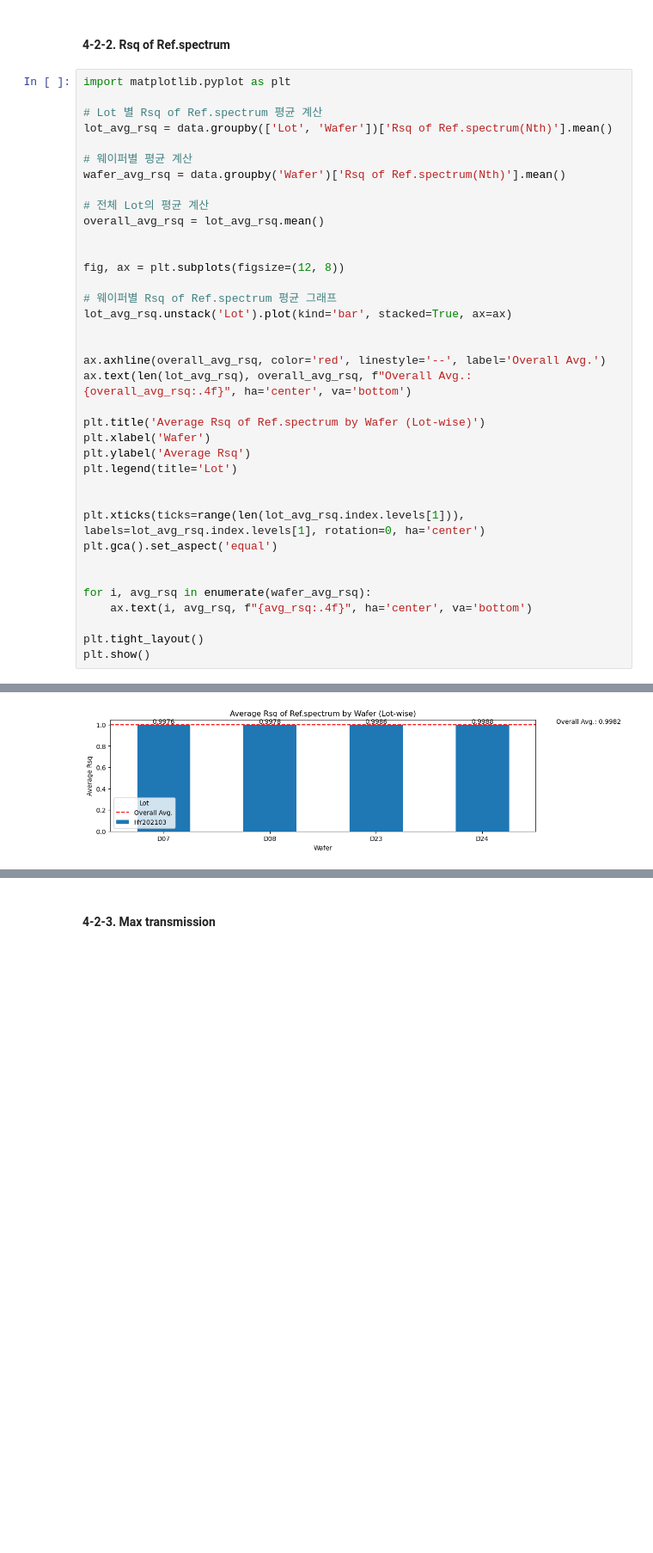
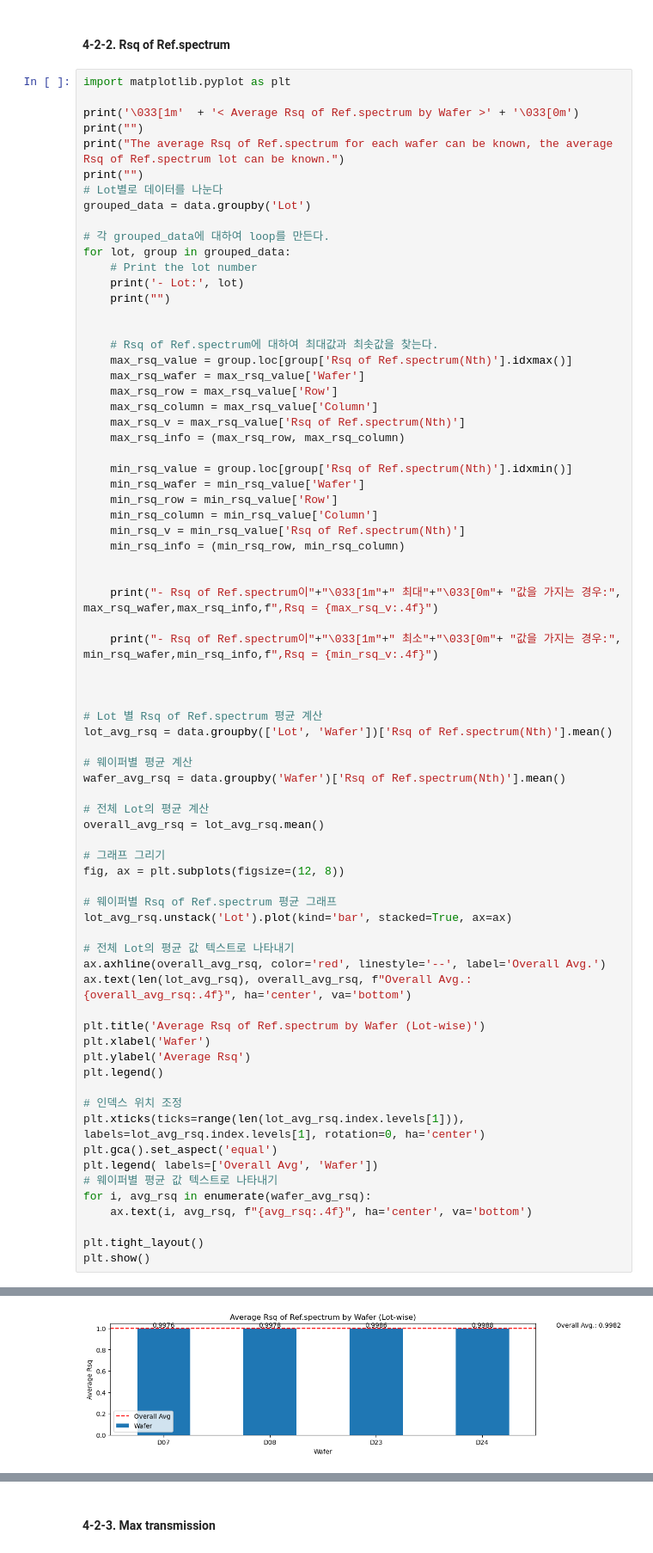
Before and after one commit to PE2teamC/PE2, a Jupyter notebook: doc/PE02_C[3.10.9].ipynb, the cells around one changed output, grey strips where cells are left out. Shown at 86% size. Cells and saved outputs as stored; diff of their text form; blank space fills up the shorter version.

```diff
--- a/doc/PE02_C[3.10.9].ipynb
+++ b/doc/PE02_C[3.10.9].ipynb
@@ -349,6 +372,42 @@ for lot, group in grouped_data:
 #### 4-2-2. Rsq of Ref.spectrum
 # %%
 import matplotlib.pyplot as plt
+
+print('\033[1m'  + '< Average Rsq of Ref.spectrum by Wafer >' + '\033[0m')
+print("")
+print("The average Rsq of Ref.spectrum for each wafer can be known, the average Rsq of Ref.spectrum lot can be known.")
+print("")
+# Lot별로 데이터를 나눈다
+grouped_data = data.groupby('Lot')
+
+# 각 grouped_data에 대하여 loop를 만든다.
+for lot, group in grouped_data:
+    # Print the lot number
+    print('- Lot:', lot)
+    print("")
+
+
+    # Rsq of Ref.spectrum에 대하여 최대값과 최솟값을 찾는다.
+    max_rsq_value = group.loc[group['Rsq of Ref.spectrum(Nth)'].idxmax()]
+    max_rsq_wafer = max_rsq_value['Wafer']
+    max_rsq_row = max_rsq_value['Row']
+    max_rsq_column = max_rsq_value['Column']
+    max_rsq_v = max_rsq_value['Rsq of Ref.spectrum(Nth)']
+    max_rsq_info = (max_rsq_row, max_rsq_column)
+
+    min_rsq_value = group.loc[group['Rsq of Ref.spectrum(Nth)'].idxmin()]
+    min_rsq_wafer = min_rsq_value['Wafer']
+    min_rsq_row = min_rsq_value['Row']
+    min_rsq_column = min_rsq_value['Column']
+    min_rsq_v = min_rsq_value['Rsq of Ref.spectrum(Nth)']
+    min_rsq_info = (min_rsq_row, min_rsq_column)
+
+
+    print("- Rsq of Ref.spectrum이"+"\033[1m"+" 최대"+"\033[0m"+ "값을 가지는 경우:", max_rsq_wafer,max_rsq_info,f",Rsq = {max_rsq_v:.4f}")
+
+    print("- Rsq of Ref.spectrum이"+"\033[1m"+" 최소"+"\033[0m"+ "값을 가지는 경우:", min_rsq_wafer,min_rsq_info,f",Rsq = {min_rsq_v:.4f}")
+
+
 
 # Lot 별 Rsq of Ref.spectrum 평균 계산
 lot_avg_rsq = data.groupby(['Lot', 'Wafer'])['Rsq of Ref.spectrum(Nth)'].mean()
@@ -359,26 +418,26 @@ wafer_avg_rsq = data.groupby('Wafer')['Rsq of Ref.spectrum(Nth)'].mean()
 # 전체 Lot의 평균 계산
 overall_avg_rsq = lot_avg_rsq.mean()
 
-
+# 그래프 그리기
 fig, ax = plt.subplots(figsize=(12, 8))
 
 # 웨이퍼별 Rsq of Ref.spectrum 평균 그래프
 lot_avg_rsq.unstack('Lot').plot(kind='bar', stacked=True, ax=ax)
 
-
+# 전체 Lot의 평균 값 텍스트로 나타내기
 ax.axhline(overall_avg_rsq, color='red', linestyle='--', label='Overall Avg.')
 ax.text(len(lot_avg_rsq), overall_avg_rsq, f"Overall Avg.: {overall_avg_rsq:.4f}", ha='center', va='bottom')
 
 plt.title('Average Rsq of Ref.spectrum by Wafer (Lot-wise)')
 plt.xlabel('Wafer')
 plt.ylabel('Average Rsq')
-plt.legend(title='Lot')
+plt.legend()
 
-
+# 인덱스 위치 조정
 plt.xticks(ticks=range(len(lot_avg_rsq.index.levels[1])), labels=lot_avg_rsq.index.levels[1], rotation=0, ha='center')
 plt.gca().set_aspect('equal')
-
-
+plt.legend( labels=['Overall Avg', 'Wafer'])
+# 웨이퍼별 평균 값 텍스트로 나타내기
 for i, avg_rsq in enumerate(wafer_avg_rsq):
     ax.text(i, avg_rsq, f"{avg_rsq:.4f}", ha='center', va='bottom')
 
@@ -388 +455 @@ plt.show()
-[figure, old version]
+[figure, new version]
```
Also changed, not shown: parts of 17 cells of this notebook.
